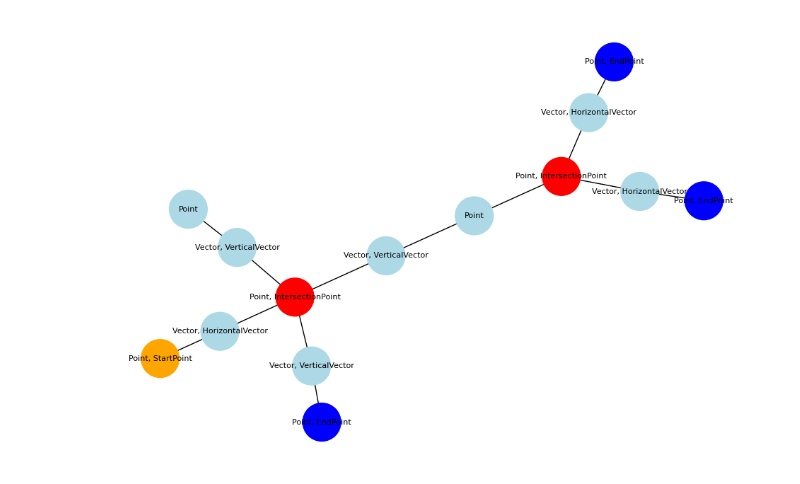
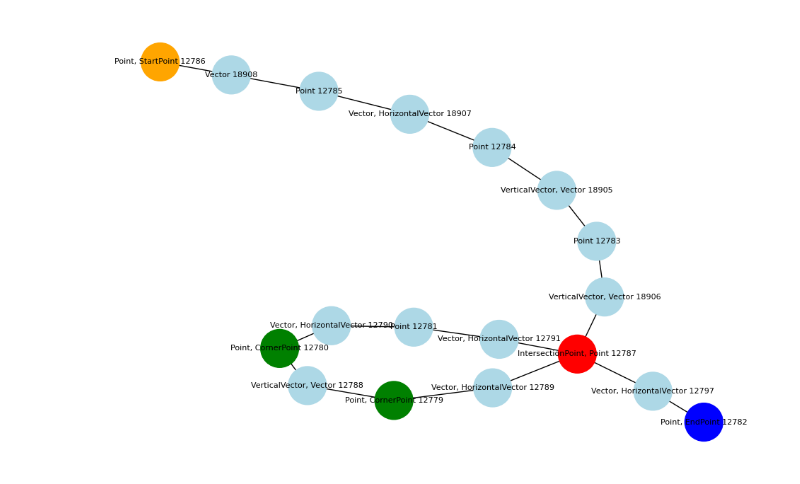
Before and after one commit to NaturalAGI-Lab/NaturalAGI, a Jupyter notebook: src/concept_creator/test_max_minor_concept.ipynb, the cells around one changed output. Drawn from its saved outputs; the diff is of its cells as text; code cells hidden in the pictures.

```diff
--- a/src/concept_creator/test_max_minor_concept.ipynb
+++ b/src/concept_creator/test_max_minor_concept.ipynb
@@ -3,7 +3,6 @@ import sys
 import os
 import matplotlib.pyplot as plt
 import networkx as nx
-import pickle
 
 # Add the parent directory to the path to import from src
 sys.path.append(os.path.abspath(".."))
@@ -15,7 +14,7 @@ from concept_creator.critical_point_concept_service import (
 uri = "bolt://localhost:7687"
 user = "neo4j"
 password = "111122223333"
-session_id = "1_2"
+session_id = "2_2"
 concept_name = session_id
 # %%
 # Create the concept with visualization
@@ -66,35 +74,35 @@ for node in concept_graph.nodes():
                 if isinstance(node_data[key], list):
                     labels = node_data[key]
                 else:
                     labels = [str(node_data[key])]
                 break
 
     # If everything fails, use a default label
     if not labels:
         labels = ["Point"]
 
     # Store labels for node labeling
-    labels_for_nodes[node] = ', '.join(str(label) for label in labels) if labels else str(node)
+    labels_for_nodes[node] = ', '.join(str(label) for label in labels) + ' ' + str(node.split(':')[-1]) if labels else str(node)
 
     # Check if any label matches our color mapping
     color = 'lightblue'  # Default color
     for label in labels:
         label_str = str(label)  # Convert to string if it's not already
         if label_str in node_to_color:
             color = node_to_color[label_str]
             break
 
     node_colors.append(color)
 
 # Draw the graph with explicit node_color parameter
 pos = nx.spring_layout(concept_graph)  # Calculate positions
 nx.draw_networkx_nodes(concept_graph, pos, node_color=node_colors, node_size=1500)
 nx.draw_networkx_edges(concept_graph, pos)
 nx.draw_networkx_labels(concept_graph, pos, labels=labels_for_nodes, font_size=8)
 plt.axis('off')
 plt.show()
 # %% [output]
-[figure, old version]
+[figure, new version]
 # %%
 # Printing the graph properties per node
 for node in concept_graph.nodes():
```
Also changed, not shown: parts of 2 cells of this notebook, 2 other files.
